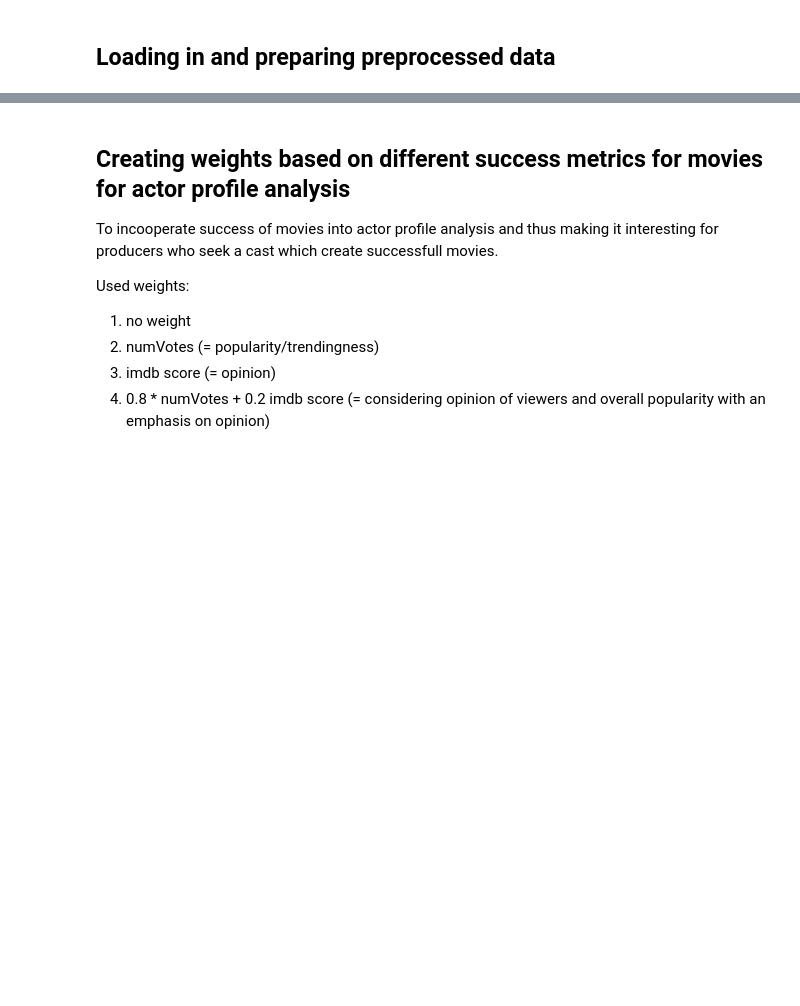
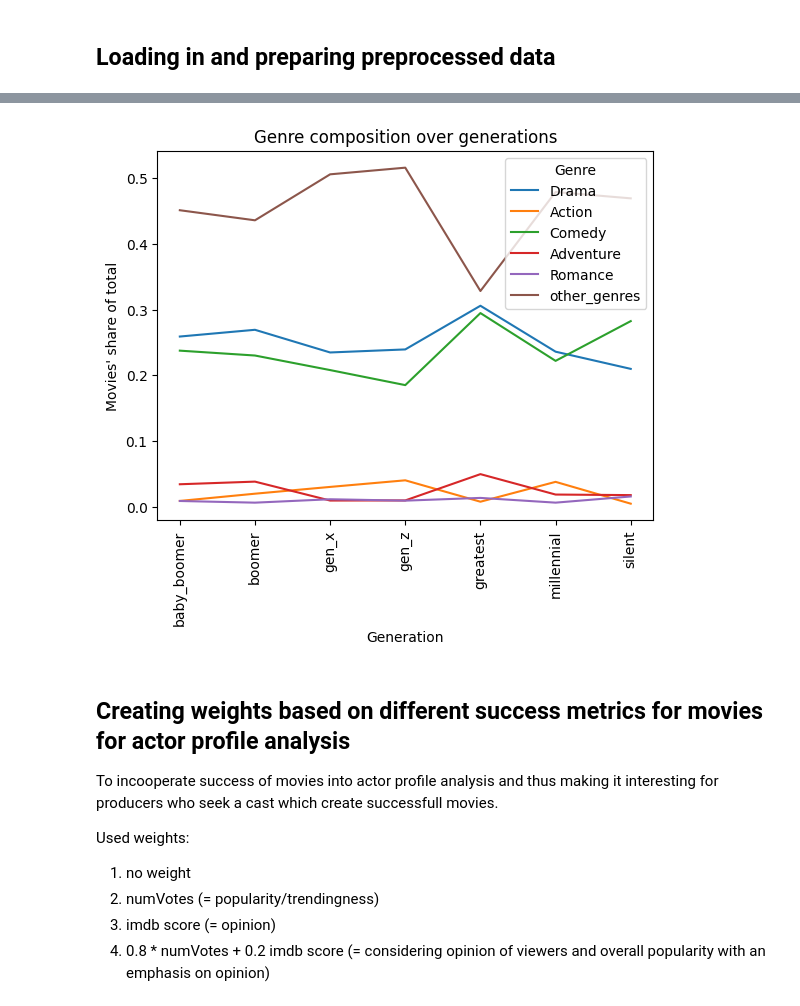
Before and after one commit to epfl-ada/ada-2022-project-jash, a Jupyter notebook: analysis_overtime.ipynb, the cells around one changed output, grey strips where cells are left out. Drawn from its saved outputs; the diff is of its cells as text; code cells hidden in the pictures; blank space fills up the shorter version.

```diff
--- a/analysis_overtime.ipynb
+++ b/analysis_overtime.ipynb
@@ -47,0 +68,12 @@ movie_actor_combi
+# %%
+# filter for selected genres
+selected_genres = ["Drama", "Action", "Comedy", "Adventure", "Romance"]
+movie_actor_combi["genres"] = movie_actor_combi["genres"].values #converting genres column from series to np.array
+
+# add binary column for each selected genre which indicates if movie is part of respective selected genre
+for genre in selected_genres:
+    movie_actor_combi[genre] = [1 if genre in genres else 0 for genres in movie_actor_combi["genres"]] # 0 = movie not part of genre
+
+# filter for movie-actor combies whose movies are part of at least on of the selected genres
+selected_movie_actor_combi = movie_actor_combi[movie_actor_combi[selected_genres].sum(axis = 1) == 1] # aka filter out rows which only have zeros in colums of selected genres
+selected_movie_actor_combi
@@ -47,0 +94,18 @@ movie_actor_combi
+# %%
+# analy movies per selected genre
+# count movies of selected genres for each generation
+count_selected_genres_in_generation = selected_movie_actor_combi.drop_duplicates(subset=["tconst"]).groupby("generation").sum().reset_index()[selected_genres + ["generation"]]
+
+# get total amount of movies aired in each generation
+count_selected_genres_in_generation["total_movie_amount"] = movie_actor_combi.drop_duplicates(subset=["tconst"]).groupby("generation").count().reset_index()["tconst"]
+
+# get number of movies of other genres aired in each generation
+count_selected_genres_in_generation["other_genres"] = count_selected_genres_in_generation["total_movie_amount"] - count_selected_genres_in_generation[selected_genres].sum(axis=1)
+
+# sort by generation
+def sortByGeneration(df):
+    generationOrder = {"greatest": 0, "silent":1, "baby_boomer":2, "boomer":3, "millennial":4, "gen_z":5, "gen_x":6}
+    df = df.sort_values(by=["generation"], key=lambda x: x.map(generationOrder))
+    return df
+count_selected_genres_in_generation = sortByGeneration(count_selected_genres_in_generation)
+count_selected_genres_in_generation
@@ -48,3 +121,16 @@ movie_actor_combi
+# %%
+# plot share of movies per selected genre for each generation as mosaik
+# TODO ma staked so that it adds up to 100%
+for genre in selected_genres + ["other_genres"]:
+    plt.plot(count_selected_genres_in_generation["generation"], count_selected_genres_in_generation[genre]/count_selected_genres_in_generation["total_movie_amount"], label = genre)
+plt.ylabel("Movies' share of total")
+plt.xlabel("Generation")
+plt.legend(title = "Genre")
+plt.title("Genre composition over generations")
+plt.xticks(rotation=90)
+plt.show()
+# %% [output]
+[figure, added]
 # %% [markdown]
 ## Creating weights based on different success metrics for movies for actor profile analysis
 To incooperate success of movies into actor profile analysis and thus making it interesting for producers who seek a cast which create successfull movies.
```
Also changed, not shown: parts of 16 cells of this notebook, 2 other files.
